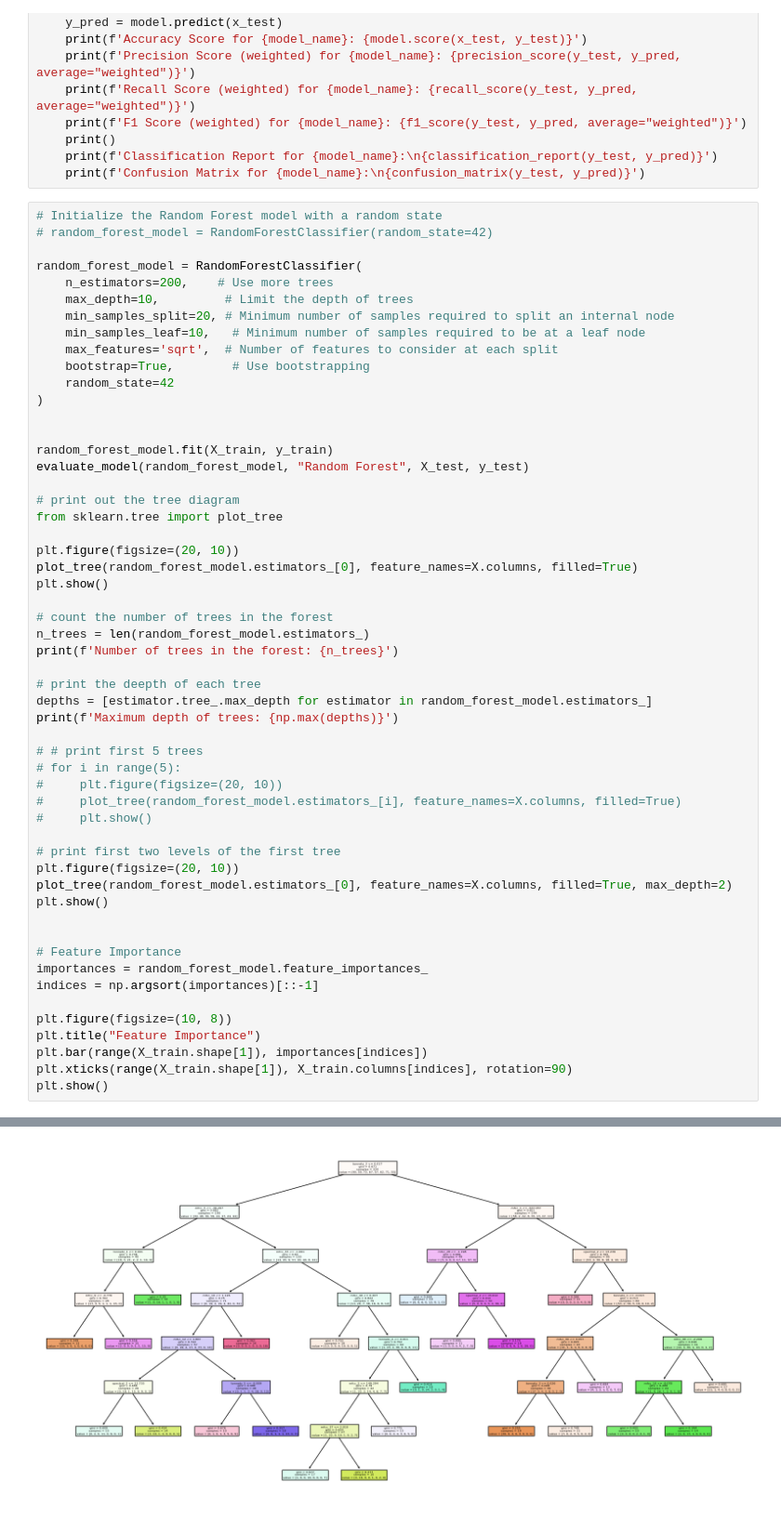
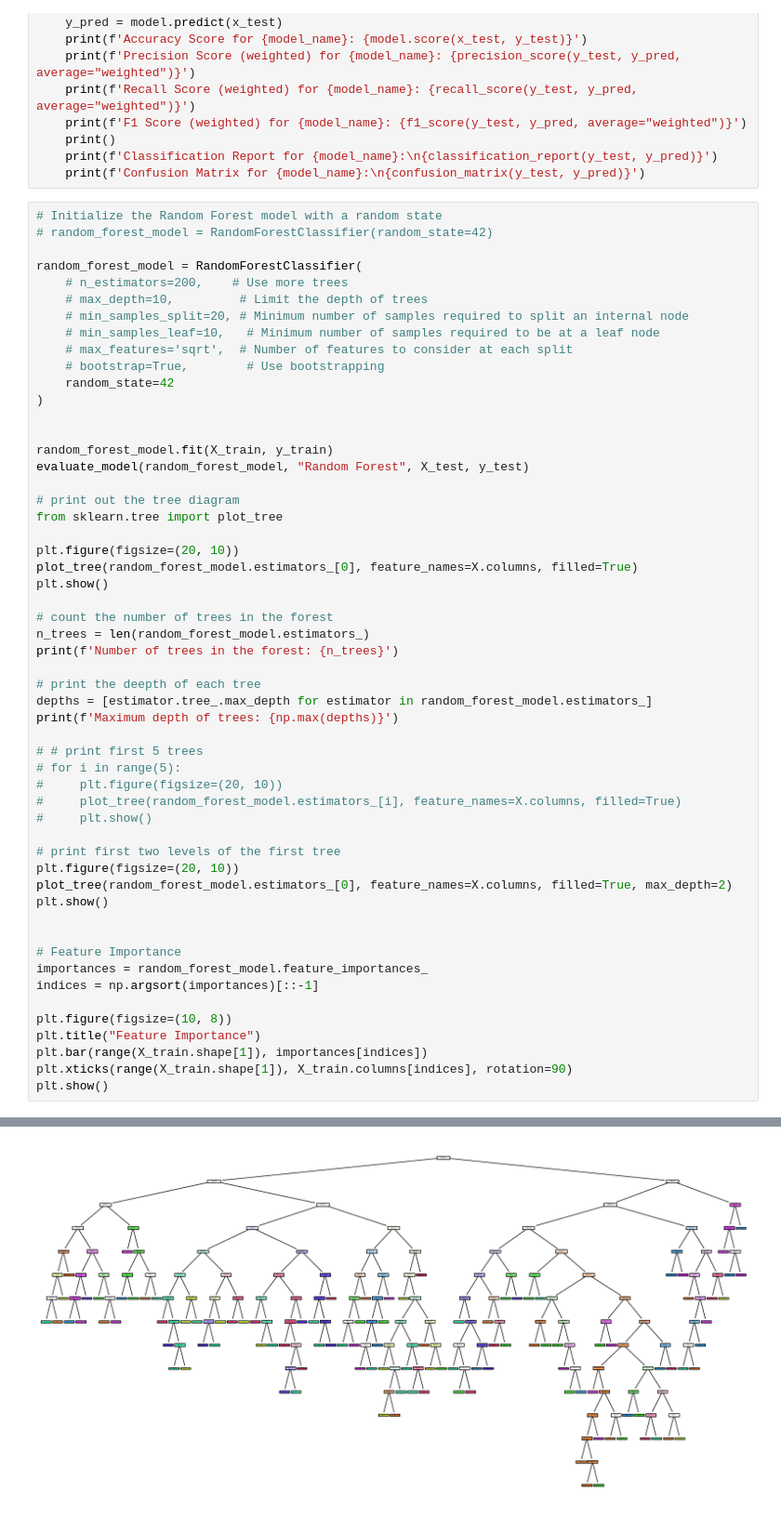
Before and after one commit to marcuslim835/IS4242-Group-3, a Jupyter notebook: Notebooks/Model_RF gender.ipynb, the cells around one changed output, grey strips where cells are left out. Shown at 93% size. Saved outputs shown, nothing was run; the diff lists cells and outputs as text.

```diff
--- a/Notebooks/Model_RF gender.ipynb
+++ b/Notebooks/Model_RF gender.ipynb
@@ -120,12 +120,12 @@ def evaluate_model(model, model_name, x_test, y_test):
 # random_forest_model = RandomForestClassifier(random_state=42)
 
 random_forest_model = RandomForestClassifier(
-    n_estimators=200,    # Use more trees
-    max_depth=10,         # Limit the depth of trees
-    min_samples_split=20, # Minimum number of samples required to split an internal node
-    min_samples_leaf=10,   # Minimum number of samples required to be at a leaf node
-    max_features='sqrt',  # Number of features to consider at each split
-    bootstrap=True,        # Use bootstrapping
+    # n_estimators=200,    # Use more trees
+    # max_depth=10,         # Limit the depth of trees
+    # min_samples_split=20, # Minimum number of samples required to split an internal node
+    # min_samples_leaf=10,   # Minimum number of samples required to be at a leaf node
+    # max_features='sqrt',  # Number of features to consider at each split
+    # bootstrap=True,        # Use bootstrapping
     random_state=42
 )
 
@@ -190,2 +190,2 @@ Classification Report for Random Forest:
  [ 0  0  0  0  0  0  0 14]]
-[figure, old version]
+[figure, new version]
```
Also changed, not shown: parts of 1 cell of this notebook.
